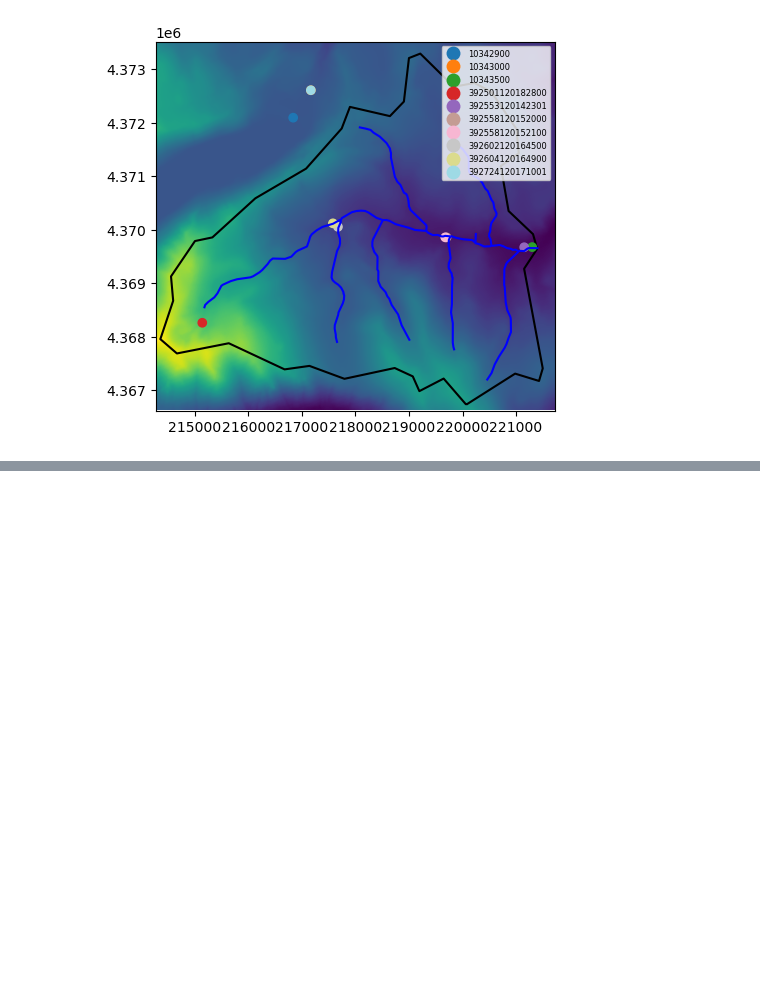
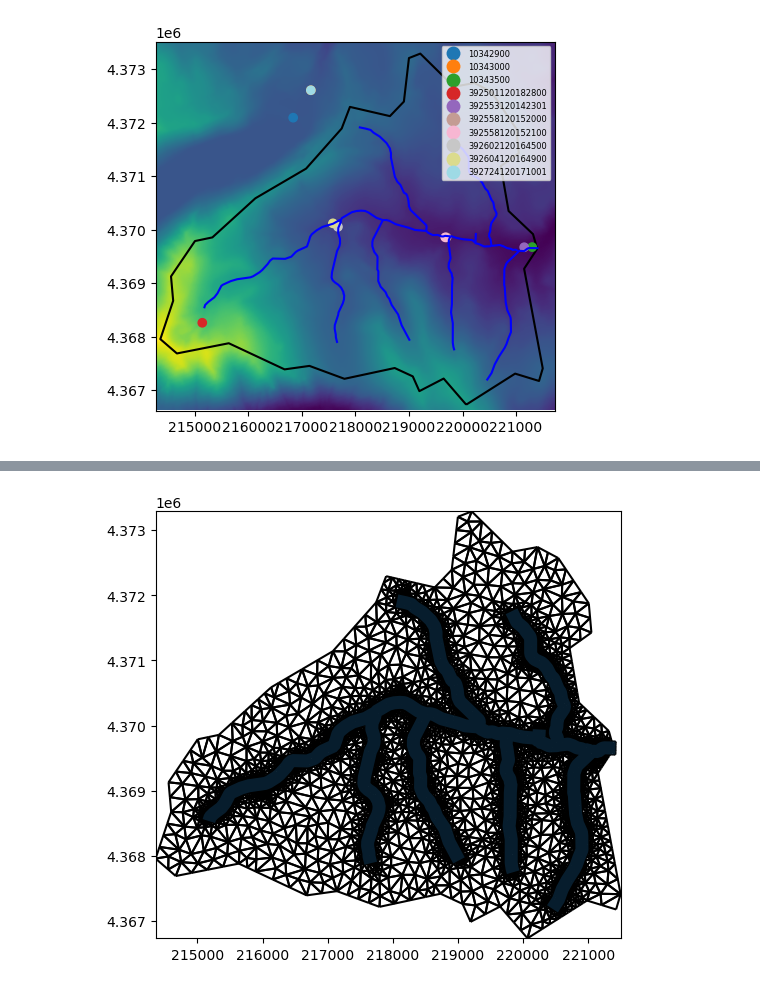
Before and after one commit to jlarsen-usgs/dany, a Jupyter notebook: examples/Complex_meshes_from_existing_boundary.ipynb, the cells around one changed output, grey strips where cells are left out. Saved outputs shown, nothing was run; the diff lists cells and outputs as text; code cells hidden in the pictures; blank space fills up the shorter version.

```diff
--- a/examples/Complex_meshes_from_existing_boundary.ipynb
+++ b/examples/Complex_meshes_from_existing_boundary.ipynb
@@ -113,0 +132,5 @@ info.plot(column="site_no", ax=ax, cmap="tab20", legend=True, legend_kwds={"font
+# %%
+ws = pl.Path("./sh_tri")
+ws.mkdir(exist_ok=True)
+
+tri = Triangle(angle=30, model_ws=ws)
@@ -113,0 +139,7 @@ info.plot(column="site_no", ax=ax, cmap="tab20", legend=True, legend_kwds={"font
+# %%
+tri.add_polygon(basindf.geometry.values[0])
+tri.add_polygon(buffdf.geometry.values[0])
+
+# seed triangle with a point within each polygon to define regions
+tri.add_region((217000, 4369000), 0, maximum_area=100*100*3)  # basin polygon
+tri.add_region(sitedf.geometry.values[0], 1, maximum_area=40*40)  # stream refinement region
@@ -113,0 +148,6 @@ info.plot(column="site_no", ax=ax, cmap="tab20", legend=True, legend_kwds={"font
+# %%
+fig, ax = plt.subplots(figsize=(6, 6))
+tri.plot(ax=ax)
+buffdf.geometry.plot(ax=ax, alpha=0.25, zorder=5);
+# %% [output]
+[figure, added]
```
Also changed, not shown: parts of 8 cells of this notebook.
